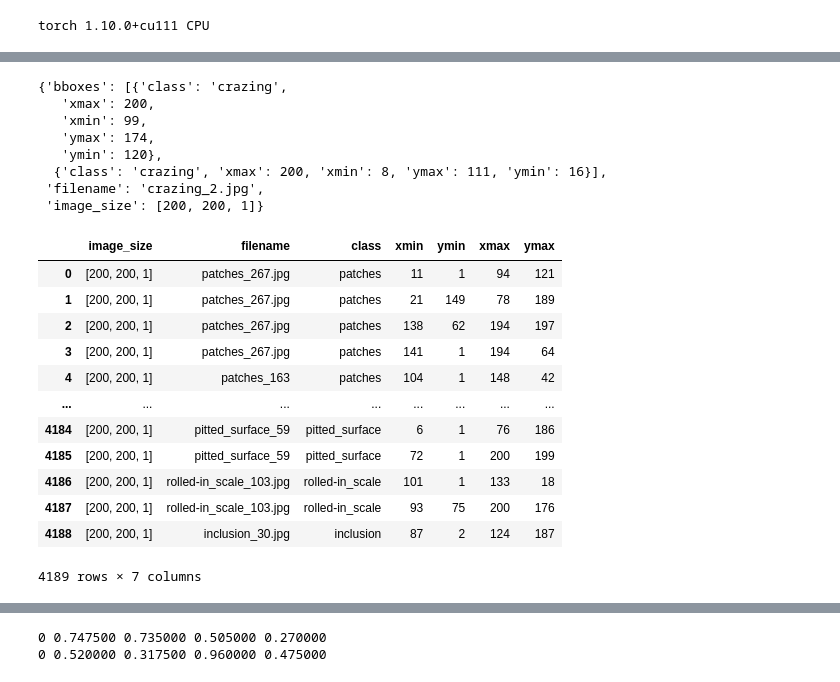
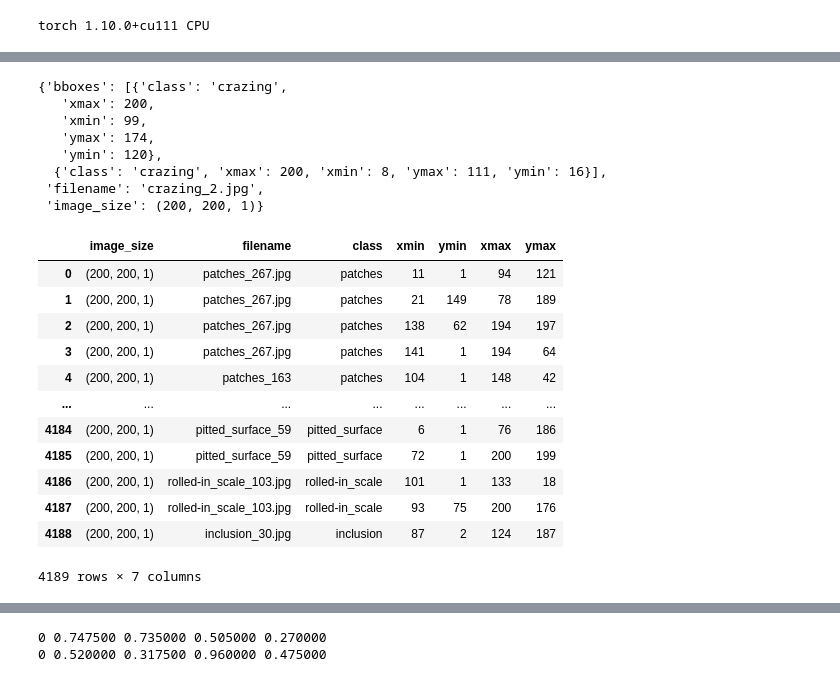
Before and after one commit to LapTQ/surface_defect_detection, a Jupyter notebook: surface_defect_detection.ipynb, the cells around one changed output, grey strips where cells are left out. Cells and saved outputs as stored; diff of their text form; code cells hidden in the pictures.

```diff
--- a/surface_defect_detection.ipynb
+++ b/surface_defect_detection.ipynb
@@ -76,7 +76,6 @@ def extract_info_from_xml(xml_file):
 
     info = {}
     info['bboxes'] = []
-    info['image_size'] = []
 
     for element in xml_root:
         # get image file name
@@ -85,8 +84,10 @@ def extract_info_from_xml(xml_file):
 
         # get image size
         if element.tag == 'size':
+            image_size = []
             for sub_element in element:
-                info['image_size'].append(int(sub_element.text))
+                image_size.append(int(sub_element.text))
+            info['image_size'] = tuple(image_size)
 
         # get bounding boxes
         if element.tag == 'object':
@@ -109,38 +110,38 @@ extract_info_from_xml('surface_defect_detection/NEU-DET/ANNOTATIONS/crazing_2.xm
    'ymin': 120},
   {'class': 'crazing', 'xmax': 200, 'xmin': 8, 'ymax': 111, 'ymin': 16}],
  'filename': 'crazing_2.jpg',
- 'image_size': [200, 200, 1]}
+ 'image_size': (200, 200, 1)}
 # %%
 # EDA
 import pandas as pd
 
 info_list = []
 for xml_path in Path('surface_defect_detection/NEU-DET/ANNOTATIONS').glob('*.xml'):
     info = extract_info_from_xml(xml_path)
     for bbox in info['bboxes']:
         info_list.append(
             {'image_size': info['image_size'],
              'filename': info['filename'],
              'class': bbox['class'],
              'xmin': bbox['xmin'],
              'ymin': bbox['ymin'],
              'xmax': bbox['xmax'],
              'ymax': bbox['ymax']}
         )
 
-len(info_list)
-pd.DataFrame.from_dict(info_list)
+info_df = pd.DataFrame.from_dict(info_list)
+info_df
 # %% [output]
 |  | image_size | filename | class | xmin | ymin | xmax | ymax |
-| 0 | [200, 200, 1] | patches_267.jpg | patches | 11 | 1 | 94 | 121 |
-| 1 | [200, 200, 1] | patches_267.jpg | patches | 21 | 149 | 78 | 189 |
-| 2 | [200, 200, 1] | patches_267.jpg | patches | 138 | 62 | 194 | 197 |
-| 3 | [200, 200, 1] | patches_267.jpg | patches | 141 | 1 | 194 | 64 |
-| 4 | [200, 200, 1] | patches_163 | patches | 104 | 1 | 148 | 42 |
+| 0 | (200, 200, 1) | patches_267.jpg | patches | 11 | 1 | 94 | 121 |
+| 1 | (200, 200, 1) | patches_267.jpg | patches | 21 | 149 | 78 | 189 |
+| 2 | (200, 200, 1) | patches_267.jpg | patches | 138 | 62 | 194 | 197 |
+| 3 | (200, 200, 1) | patches_267.jpg | patches | 141 | 1 | 194 | 64 |
+| 4 | (200, 200, 1) | patches_163 | patches | 104 | 1 | 148 | 42 |
 | ... | ... | ... | ... | ... | ... | ... | ... |
-| 4184 | [200, 200, 1] | pitted_surface_59 | pitted_surface | 6 | 1 | 76 | 186 |
-| 4185 | [200, 200, 1] | pitted_surface_59 | pitted_surface | 72 | 1 | 200 | 199 |
-| 4186 | [200, 200, 1] | rolled-in_scale_103.jpg | rolled-in_scale | 101 | 1 | 133 | 18 |
-| 4187 | [200, 200, 1] | rolled-in_scale_103.jpg | rolled-in_scale | 93 | 75 | 200 | 176 |
-| 4188 | [200, 200, 1] | inclusion_30.jpg | inclusion | 87 | 2 | 124 | 187 |
+| 4184 | (200, 200, 1) | pitted_surface_59 | pitted_surface | 6 | 1 | 76 | 186 |
+| 4185 | (200, 200, 1) | pitted_surface_59 | pitted_surface | 72 | 1 | 200 | 199 |
+| 4186 | (200, 200, 1) | rolled-in_scale_103.jpg | rolled-in_scale | 101 | 1 | 133 | 18 |
+| 4187 | (200, 200, 1) | rolled-in_scale_103.jpg | rolled-in_scale | 93 | 75 | 200 | 176 |
+| 4188 | (200, 200, 1) | inclusion_30.jpg | inclusion | 87 | 2 | 124 | 187 |
 4189 rows × 7 columns
```
Also changed, not shown: parts of 1 cell of this notebook.
